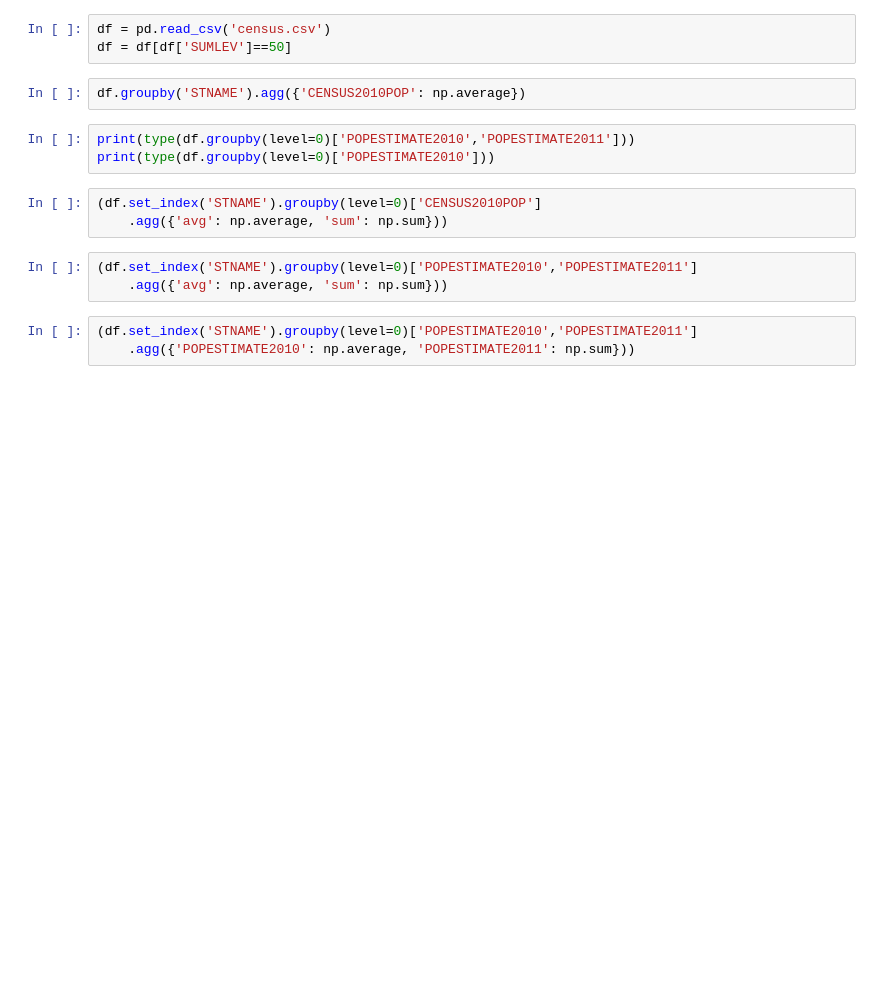
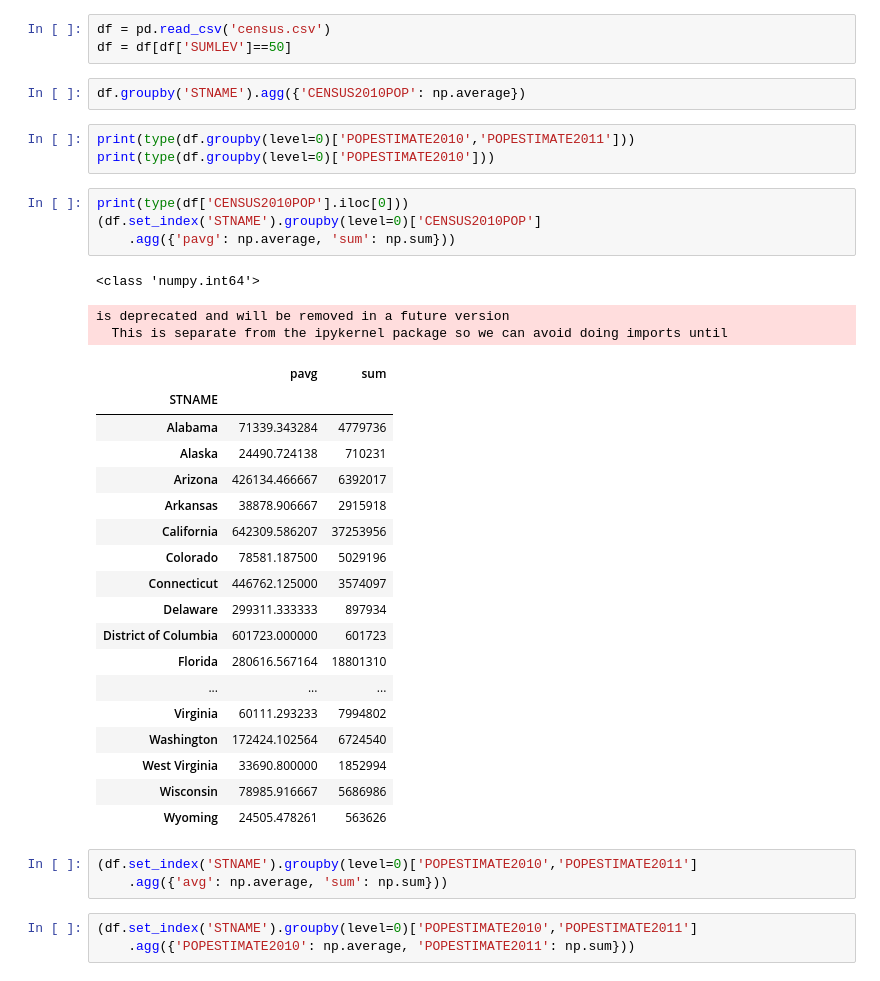
Before and after one commit to zozowit/-DS_in_Python, a Jupyter notebook: cours1_IntroductiontoDataScienceinPython/week3_pandas_advance/Week+3.ipynb, the cells around one changed output. Cells and saved outputs as stored; diff of their text form; blank space fills up the shorter version.

```diff
--- a/cours1_IntroductiontoDataScienceinPython/week3_pandas_advance/Week+3.ipynb
+++ b/cours1_IntroductiontoDataScienceinPython/week3_pandas_advance/Week+3.ipynb
@@ -163,8 +200,31 @@ df.groupby('STNAME').agg({'CENSUS2010POP': np.average})
 print(type(df.groupby(level=0)['POPESTIMATE2010','POPESTIMATE2011']))
 print(type(df.groupby(level=0)['POPESTIMATE2010']))
 # %%
+print(type(df['CENSUS2010POP'].iloc[0]))
 (df.set_index('STNAME').groupby(level=0)['CENSUS2010POP']
-    .agg({'avg': np.average, 'sum': np.sum}))
+    .agg({'pavg': np.average, 'sum': np.sum}))
+# %% [output]
+<class 'numpy.int64'>
+is deprecated and will be removed in a future version
+  This is separate from the ipykernel package so we can avoid doing imports until
+|  | pavg | sum |
+| STNAME |  |  |
+| Alabama | 71339.343284 | 4779736 |
+| Alaska | 24490.724138 | 710231 |
+| Arizona | 426134.466667 | 6392017 |
+| Arkansas | 38878.906667 | 2915918 |
+| California | 642309.586207 | 37253956 |
+| Colorado | 78581.187500 | 5029196 |
+| Connecticut | 446762.125000 | 3574097 |
+| Delaware | 299311.333333 | 897934 |
+| District of Columbia | 601723.000000 | 601723 |
+| Florida | 280616.567164 | 18801310 |
+| ... | ... | ... |
+| Virginia | 60111.293233 | 7994802 |
+| Washington | 172424.102564 | 6724540 |
+| West Virginia | 33690.800000 | 1852994 |
+| Wisconsin | 78985.916667 | 5686986 |
+| Wyoming | 24505.478261 | 563626 |
 # %%
 (df.set_index('STNAME').groupby(level=0)['POPESTIMATE2010','POPESTIMATE2011']
     .agg({'avg': np.average, 'sum': np.sum}))
```
Also changed, not shown: parts of 4 cells of this notebook, 2 other files.
